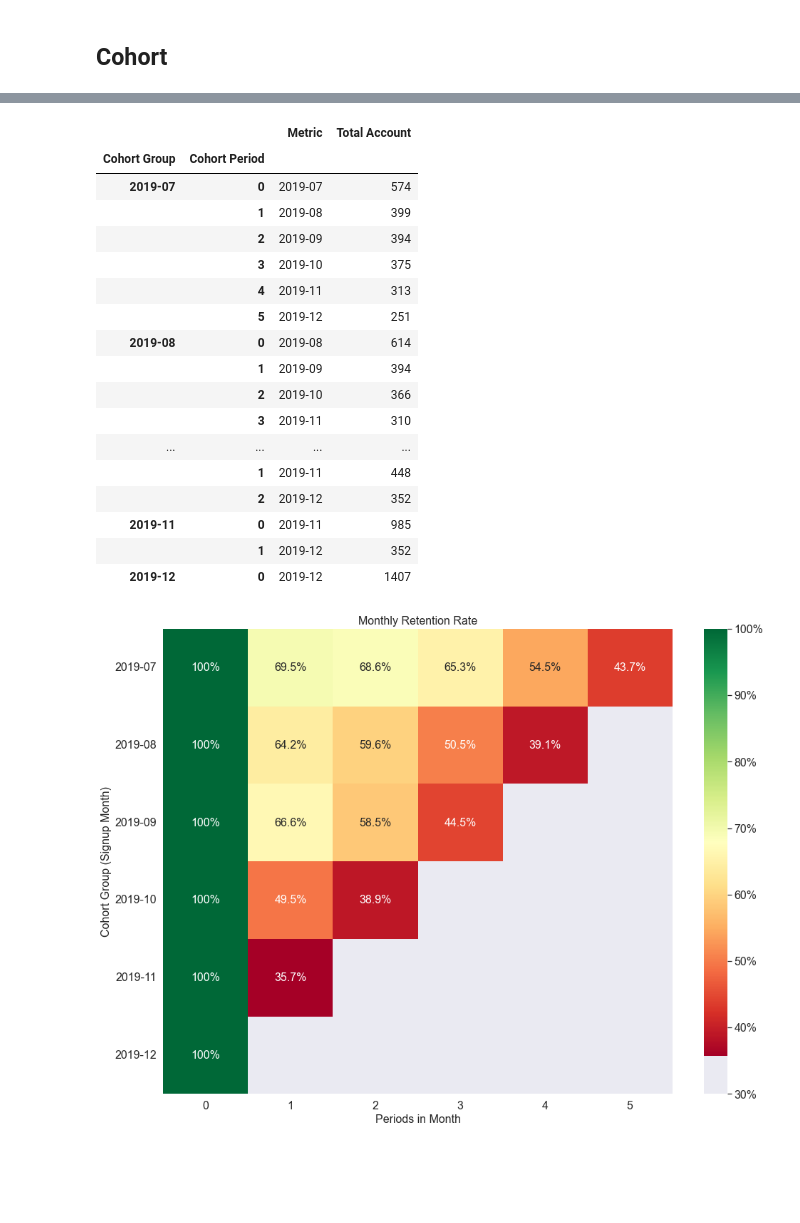
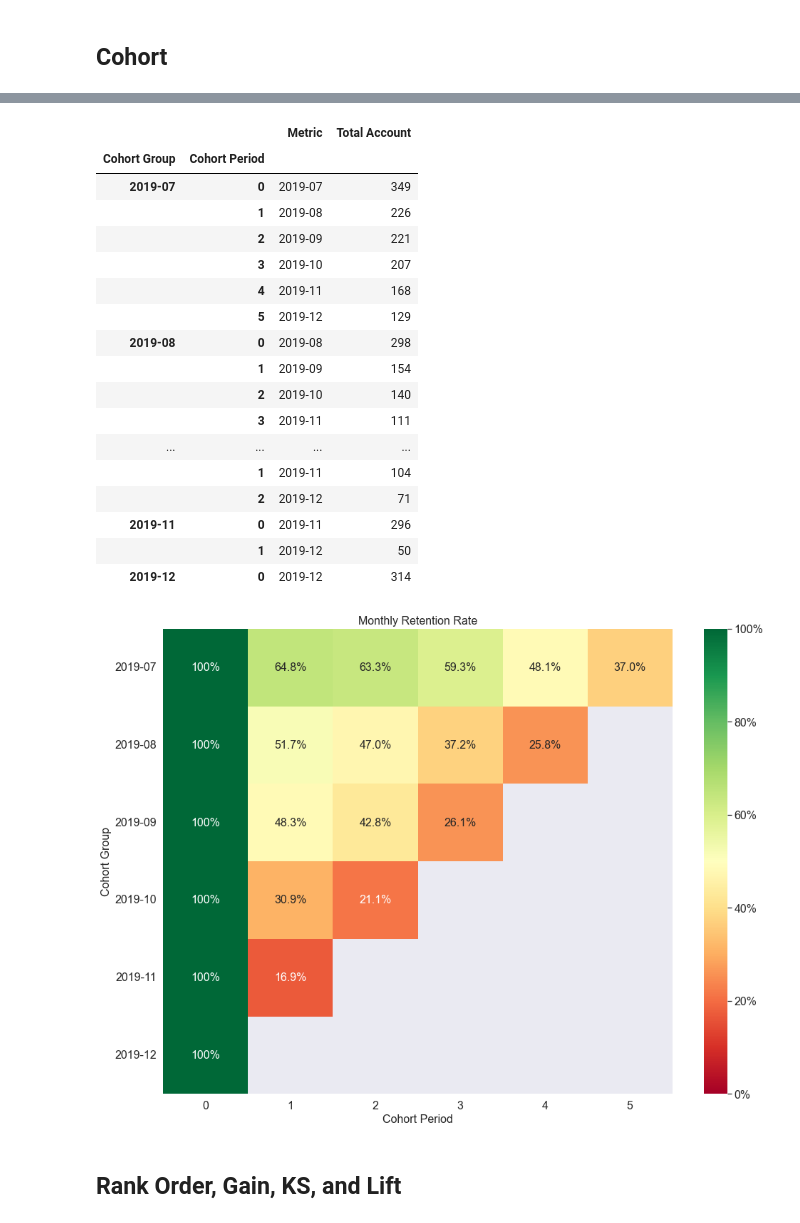
Before and after one commit to ghiffaryr/grplot, a Jupyter notebook: doc/Notebook Documentation.ipynb, the cells around one changed output, grey strips where cells are left out. Drawn from its saved outputs; the diff is of its cells as text; code cells hidden in the pictures; blank space fills up the shorter version.

Commit message:
release:grplot-0.12

```diff
--- a/doc/Notebook Documentation.ipynb
+++ b/doc/Notebook Documentation.ipynb
@@ -8495,12 +8499,12 @@ ax = plot2d(plot='regplot',
 [figure]
 # %%
 from grplot import plot2d
-import grplot_seaborn as sns
+import grplot_seaborn as gs
 import numpy as np
-sns.set_theme(context='notebook', style='darkgrid', palette='deep')
+gs.set_theme(context='notebook', style='darkgrid', palette='deep')
 
 
-tips = sns.load_dataset('tips')
+tips = gs.load_dataset('tips')
 ax = plot2d(plot='regplot',
             df=tips,
             x='size',
@@ -8918,11 +8922,11 @@ Additional keyword arguments to pass to plt.plot.
 <br>The matplotlib axes containing the plot.
 # %%
 from grplot import plot2d
-import grplot_seaborn as sns
-sns.set_theme(context='notebook', style='darkgrid', palette='deep')
+import grplot_seaborn as gs
+gs.set_theme(context='notebook', style='darkgrid', palette='deep')
 
 
-tips = sns.load_dataset('tips')
+tips = gs.load_dataset('tips')
 ax = plot2d(plot='residplot',
             df=tips.head(10),
             x='tip',
@@ -8940,11 +8944,11 @@ Example
 ### 1 Dimensional
 # %%
 from grplot import plot2d
-import grplot_seaborn as sns
-sns.set_theme(context='notebook', style='darkgrid', palette='deep')
+import grplot_seaborn as gs
+gs.set_theme(context='notebook', style='darkgrid', palette='deep')
 import pandas as pd
 
-flights = sns.load_dataset('flights')
+flights = gs.load_dataset('flights')
 flights = flights.replace({'month':dict(zip(pd.unique(flights['month']).to_list(), [1, 2, 3, 4, 5, 6, 7, 8, 9, 10, 11, 12]))})
 flights['date'] = pd.to_datetime(flights[['year', 'month']].assign(DAY=1))
 flights = flights.drop(labels=['year', 'month'], axis=1)
@@ -8969,11 +8973,11 @@ ax = plot2d(plot={'[1]':'lineplot+scatterplot', '[2]':'histplot'},
 ### 2 Dimensional
 # %%
 from grplot import plot2d
-import grplot_seaborn as sns
-sns.set_theme(context='notebook', style='darkgrid', palette='deep')
+import grplot_seaborn as gs
+gs.set_theme(context='notebook', style='darkgrid', palette='deep')
 
 
-tips = sns.load_dataset('tips')
+tips = gs.load_dataset('tips')
 ax = plot2d(plot={'[1,1]':'histplot', '[1,2]':'ecdfplot', '[2,1]':'treemapsplot', '[2,2]':'pieplot', '[3,1]':'paretoplot', '[3,2]':'boxplot+stripplot'},
             Nx=2,
             Ny=3,
@@ -9099,37 +9110,40 @@ To show cohort table summary.
 <br>The matplotlib axes containing the plot.
 # %%
 from grplot.analytic import cohort
-import grplot_seaborn as sns
-sns.set_theme(context='notebook', style='darkgrid', palette='deep')
+import grplot_seaborn as gs
+gs.set_theme(context='notebook', style='darkgrid', palette='deep')
 import pandas as pd
 
 
 df = pd.read_csv('https://dqlab-dataset.s3-ap-southeast-1.amazonaws.com/retail_raw_reduced.csv', parse_dates=['order_date'])
 df['last_active_date'] = df.groupby('customer_id')['order_date'].transform('max')
 ax = cohort(df=df,
+            customer_id='customer_id',
             signup_date='order_date',
             last_active_date='last_active_date',
             figsize=[16,12],
             fontsize=16,
             display_summary=True
             )
 # %% [output]
 |  |  | Metric | Total Account |
 | Cohort Group | Cohort Period |  |  |
-| 2019-07 | 0 | 2019-07 | 574 |
-|  | 1 | 2019-08 | 399 |
-|  | 2 | 2019-09 | 394 |
-|  | 3 | 2019-10 | 375 |
-|  | 4 | 2019-11 | 313 |
-|  | 5 | 2019-12 | 251 |
-| 2019-08 | 0 | 2019-08 | 614 |
-|  | 1 | 2019-09 | 394 |
-|  | 2 | 2019-10 | 366 |
-|  | 3 | 2019-11 | 310 |
+| 2019-07 | 0 | 2019-07 | 349 |
+|  | 1 | 2019-08 | 226 |
+|  | 2 | 2019-09 | 221 |
+|  | 3 | 2019-10 | 207 |
+|  | 4 | 2019-11 | 168 |
+|  | 5 | 2019-12 | 129 |
+| 2019-08 | 0 | 2019-08 | 298 |
+|  | 1 | 2019-09 | 154 |
+|  | 2 | 2019-10 | 140 |
+|  | 3 | 2019-11 | 111 |
 | ... | ... | ... | ... |
-|  | 1 | 2019-11 | 448 |
-|  | 2 | 2019-12 | 352 |
-| 2019-11 | 0 | 2019-11 | 985 |
-|  | 1 | 2019-12 | 352 |
-| 2019-12 | 0 | 2019-12 | 1407 |
+|  | 1 | 2019-11 | 104 |
+|  | 2 | 2019-12 | 71 |
+| 2019-11 | 0 | 2019-11 | 296 |
+|  | 1 | 2019-12 | 50 |
+| 2019-12 | 0 | 2019-12 | 314 |
-[figure, old version]
+[figure, new version]
+# %% [markdown]
+## Rank Order, Gain, KS, and Lift
```
Also changed, not shown: parts of 59 cells of this notebook, 6 other files.
